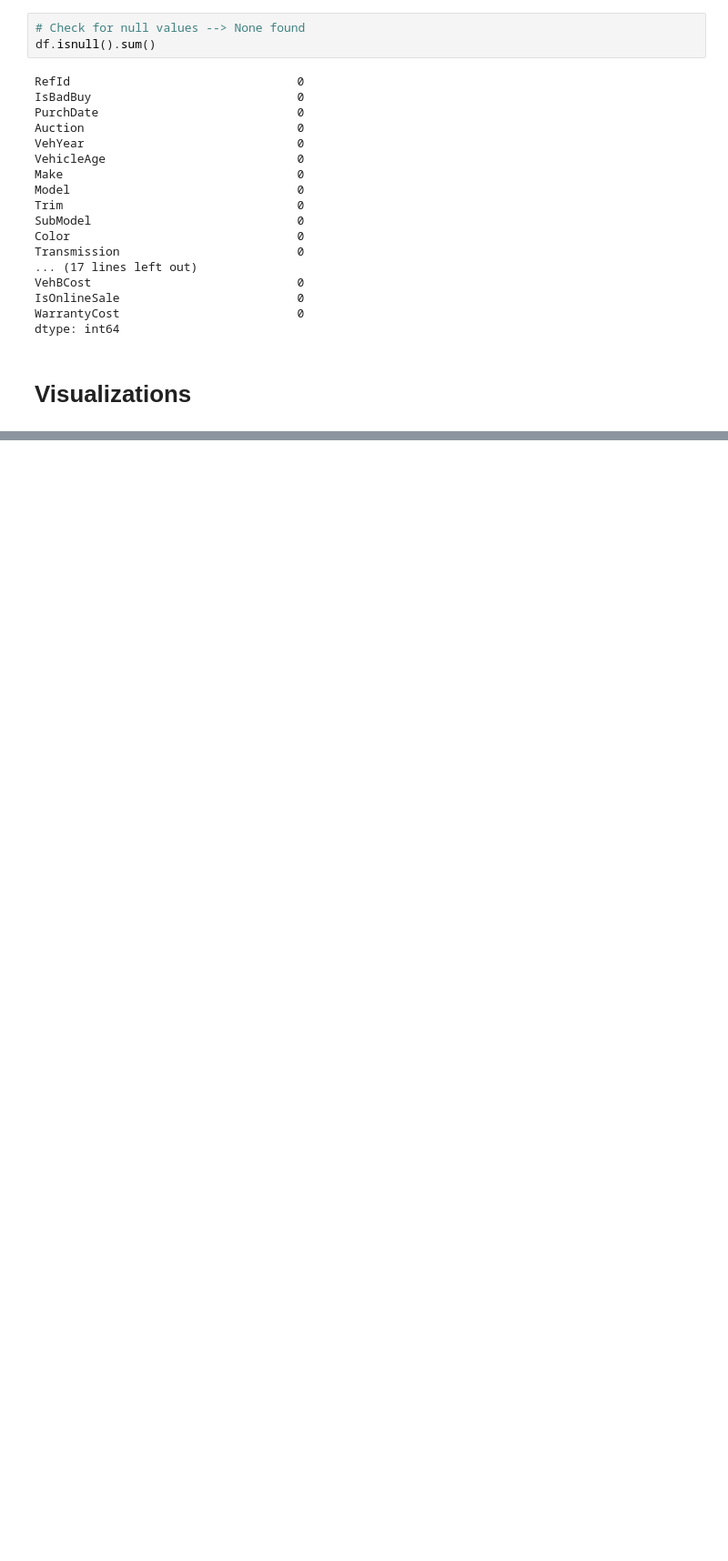
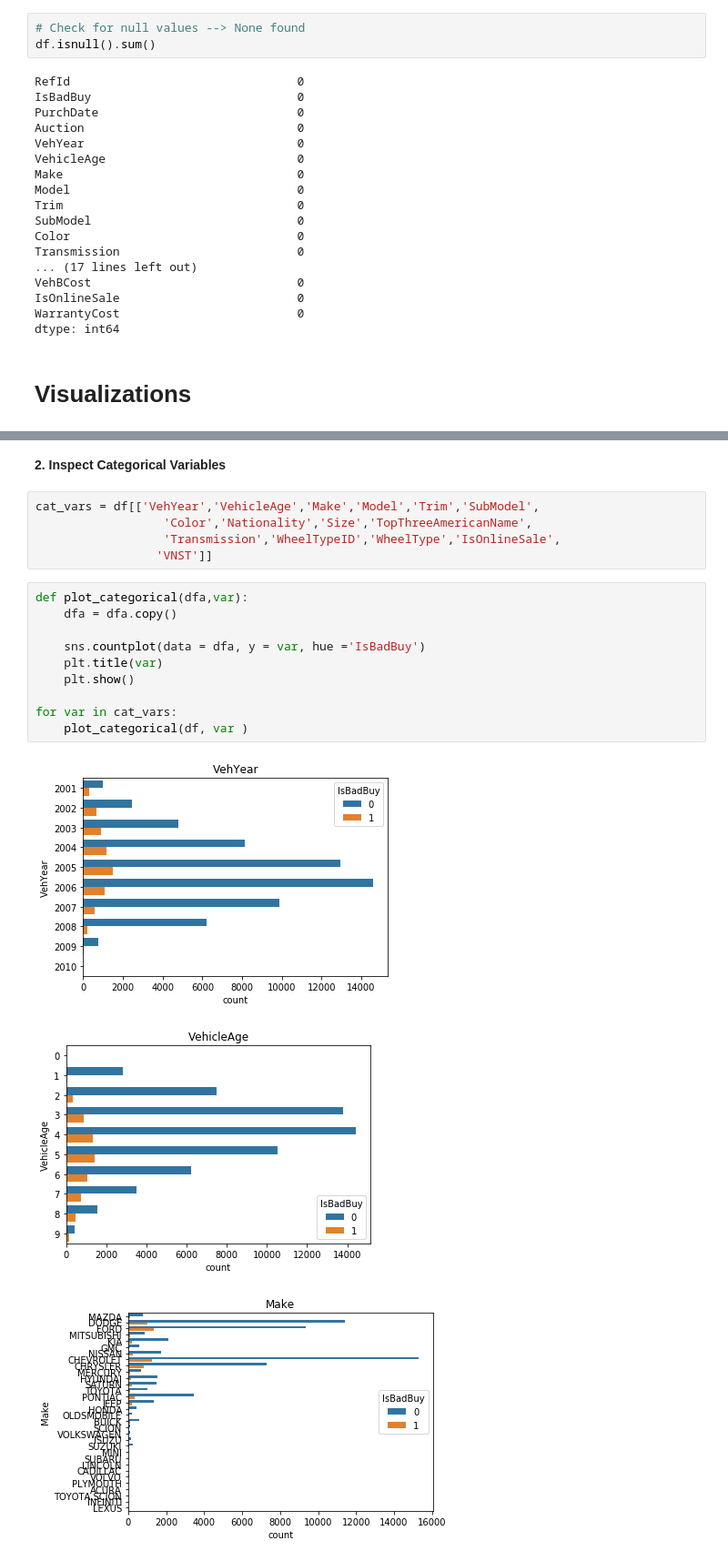
Before and after one commit to ajkiplagat/classification_task_carvana_data, a Jupyter notebook: 01 Carvana_EDA.ipynb, the cells around one changed output, grey strips where cells are left out. Shown at 91% size. Saved outputs shown, nothing was run; the diff lists cells and outputs as text; blank space fills up the shorter version.

```diff
--- a/01 Carvana_EDA.ipynb
+++ b/01 Carvana_EDA.ipynb
@@ -89,0 +137,21 @@ True
+# %% [markdown]
+**2. Inspect Categorical Variables**
+# %%
+cat_vars = df[['VehYear','VehicleAge','Make','Model','Trim','SubModel',
+                  'Color','Nationality','Size','TopThreeAmericanName',
+                  'Transmission','WheelTypeID','WheelType','IsOnlineSale',
+                 'VNST']]
+# %%
+def plot_categorical(dfa,var):
+    dfa = dfa.copy()
+
+    sns.countplot(data = dfa, y = var, hue ='IsBadBuy')
+    plt.title(var)
+    plt.show()
+
+for var in cat_vars:
+    plot_categorical(df, var )
+# %% [output]
+[figure, added]
+[figure, added]
+[figure, added]
```
Also changed, not shown: parts of 18 cells of this notebook.
